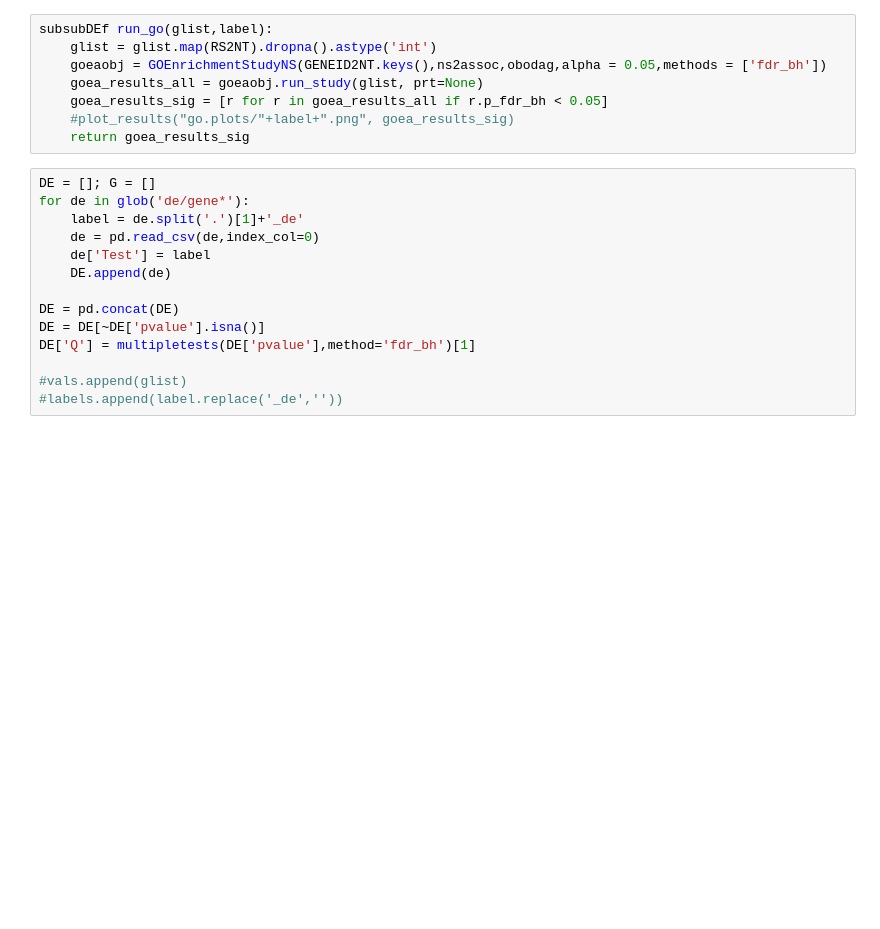
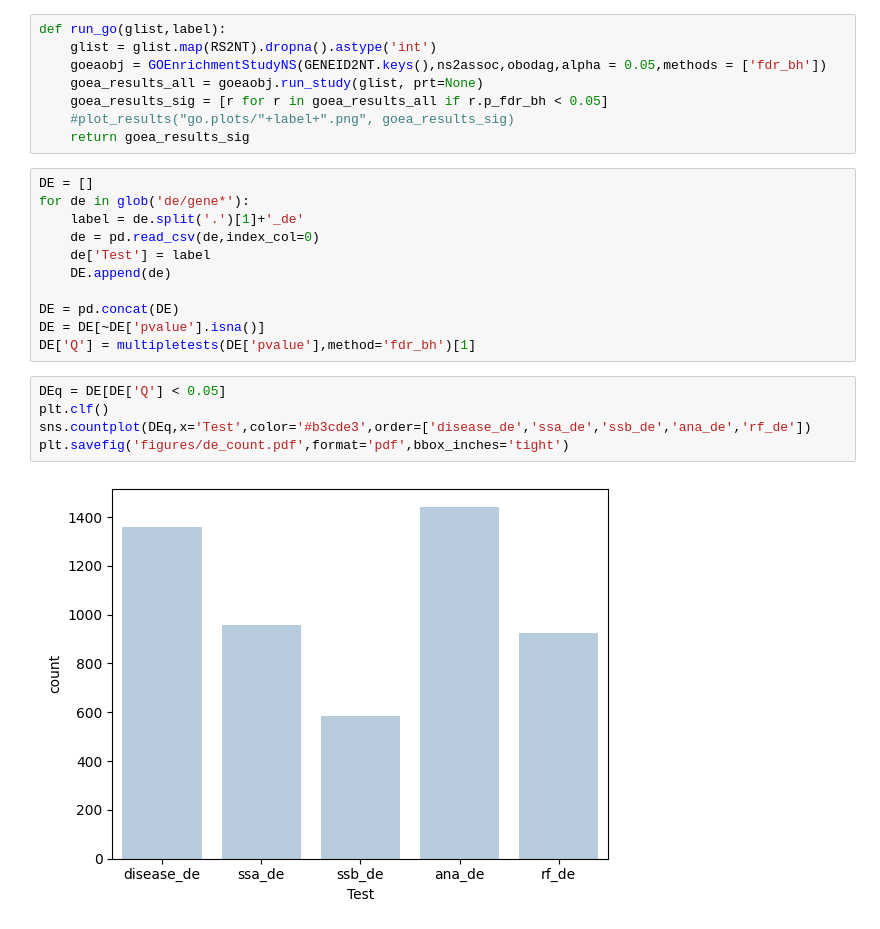
Before and after one commit to pranzatelli/AB_RNAseq, a Jupyter notebook: AB.ipynb, the cells around one changed output. Drawn from its saved outputs; the diff is of its cells as text; blank space fills up the shorter version.

```diff
--- a/AB.ipynb
+++ b/AB.ipynb
@@ -56,5 +64,5 @@ HMS:0:00:36.397179 346,071 annotations, 20,759 genes, 18,733 GOs, 1 taxids READ:
 # %%
-subsubDEf run_go(glist,label):
+def run_go(glist,label):
 	glist = glist.map(RS2NT).dropna().astype('int')
 	goeaobj = GOEnrichmentStudyNS(GENEID2NT.keys(),ns2assoc,obodag,alpha = 0.05,methods = ['fdr_bh'])
 	goea_results_all = goeaobj.run_study(glist, prt=None)
@@ -62,7 +70,7 @@ subsubDEf run_go(glist,label):
 	#plot_results("go.plots/"+label+".png", goea_results_sig)
 	return goea_results_sig
 # %%
-DE = []; G = []
+DE = []
 for de in glob('de/gene*'):
 	label = de.split('.')[1]+'_de'
 	de = pd.read_csv(de,index_col=0)
@@ -72,7 +80,11 @@ for de in glob('de/gene*'):
 DE = pd.concat(DE)
 DE = DE[~DE['pvalue'].isna()]
 DE['Q'] = multipletests(DE['pvalue'],method='fdr_bh')[1]
-
-#vals.append(glist)
-#labels.append(label.replace('_de',''))
+# %%
+DEq = DE[DE['Q'] < 0.05]
+plt.clf()
+sns.countplot(DEq,x='Test',color='#b3cde3',order=['disease_de','ssa_de','ssb_de','ana_de','rf_de'])
+plt.savefig('figures/de_count.pdf',format='pdf',bbox_inches='tight')
+# %% [output]
+[figure, added]
 # %%
```
Also changed, not shown: parts of 17 cells of this notebook, 43 other files.
